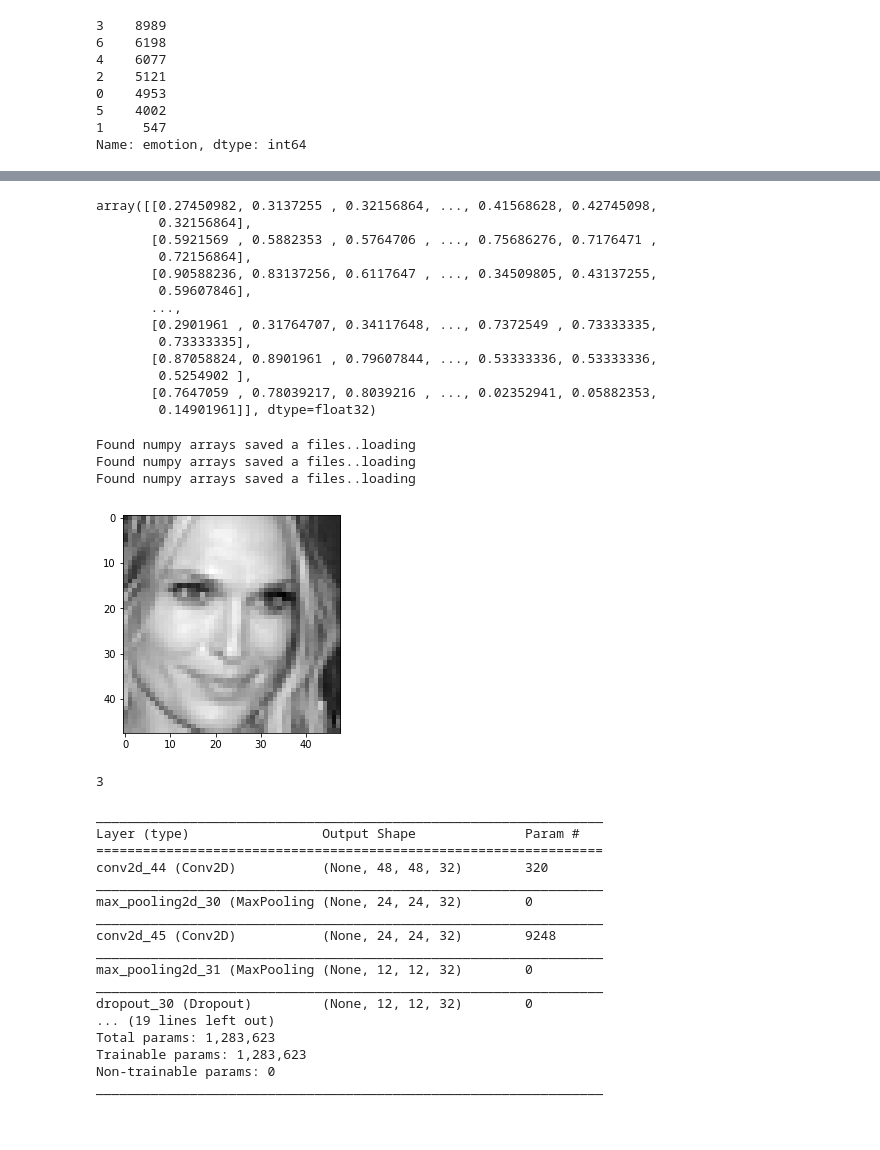
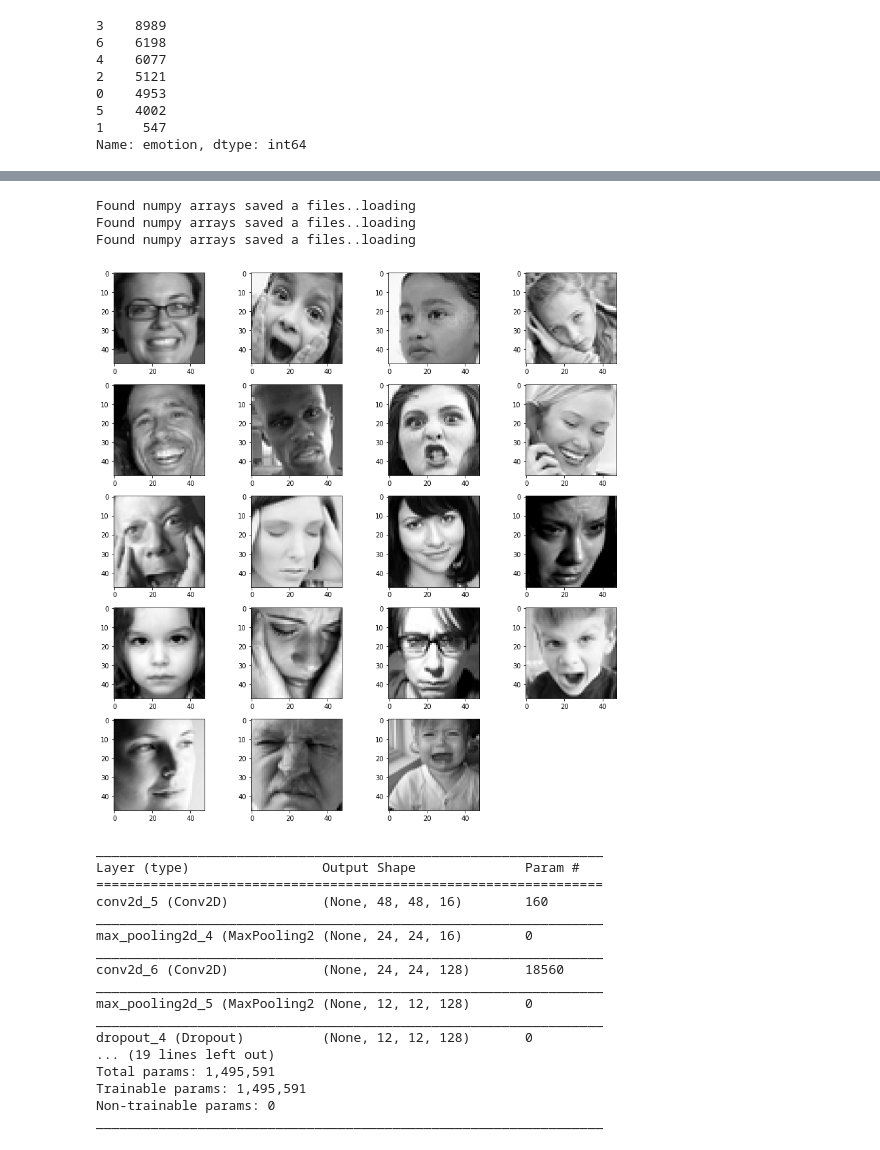
Before and after one commit to skhimsara/DeepLearning, a Jupyter notebook: face_expression/Face Expression.ipynb, the cells around one changed output, grey strips where cells are left out. Drawn from its saved outputs; the diff is of its cells as text; code cells hidden in the pictures.

```diff
--- a/face_expression/Face Expression.ipynb
+++ b/face_expression/Face Expression.ipynb
@@ -1,5 +1,3 @@
-# %%
-DATA_PATH="/Users/sidnpoo/Downloads/MLStuff_DoNotDelete/_DATASETS_/face_expresson"
 # %%
 IMAGE_SIZE=48
 # %%
@@ -89,25 +137,11 @@ def load_data(entry_type):
-# %%
-X_train
-# %% [output]
-array([[0.27450982, 0.3137255 , 0.32156864, ..., 0.41568628, 0.42745098,
-        0.32156864],
-       [0.5921569 , 0.5882353 , 0.5764706 , ..., 0.75686276, 0.7176471 ,
-        0.72156864],
-       [0.90588236, 0.83137256, 0.6117647 , ..., 0.34509805, 0.43137255,
-        0.59607846],
-       ...,
-       [0.2901961 , 0.31764707, 0.34117648, ..., 0.7372549 , 0.73333335,
-        0.73333335],
-       [0.87058824, 0.8901961 , 0.79607844, ..., 0.53333336, 0.53333336,
-        0.5254902 ],
-       [0.7647059 , 0.78039217, 0.8039216 , ..., 0.02352941, 0.05882353,
-        0.14901961]], dtype=float32)
 # %%
-X_train,y_train = load_data("Training")
 
-X_val,y_val = load_data("PrivateTest")
 
-X_test,y_test = load_data("PublicTest")
+X_train,y_train = load_data_2("Training")
+
+X_val,y_val = load_data_2("PrivateTest")
+
+X_test,y_test = load_data_2("PublicTest")
 
 
 #reshape to 48x48 and add a dimension
@@ -118,15 +152,28 @@ X_test = X_test.reshape(X_test.shape[0],IMAGE_SIZE,IMAGE_SIZE,1)
 Found numpy arrays saved a files..loading
 Found numpy arrays saved a files..loading
 Found numpy arrays saved a files..loading
+# %%
+SAMPLE_SIZE=0
+if SAMPLE_SIZE != 0:
+    X_train = X_train[:SAMPLE_SIZE]
+    X_val = X_val[:SAMPLE_SIZE//3]
+    y_train = y_train[:SAMPLE_SIZE]
+    y_val = y_val[:SAMPLE_SIZE//3]
 # %%
 import matplotlib.pyplot as plt
 %matplotlib inline
-plt.imshow(X_train[20000].reshape(IMAGE_SIZE,IMAGE_SIZE), cmap='gray')
+
+
+import seaborn as sns
+plt.figure(0, figsize=(12,12))
+for i in range(1, 20):
+    plt.subplot(5,4,i)
+    plt.imshow(X_train[i, :, :, 0], cmap="gray")
+
+plt.tight_layout()
 plt.show()
-print(y_train[20000])
 # %% [output]
-[figure, old version]
+[figure, new version]
-3
 # %%
 import numpy as np
 from keras.models import Sequential
@@ -195,9 +242,9 @@ datagen = ImageDataGenerator(
         # apply ZCA whitening
         zca_whitening=False,
         # randomly rotate images in the range (deg 0 to 180)
-        rotation_range=10,
+        rotation_range=40,
         # randomly shift images horizontally
-        width_shift_range=0,
+        width_shift_range=0.2,
         # randomly shift images vertically
         height_shift_range=0.25,
         # randomly flip images
@@ -213,18 +260,18 @@ model.summary()
 _________________________________________________________________
 Layer (type)                 Output Shape              Param #
 =================================================================
-conv2d_44 (Conv2D)           (None, 48, 48, 32)        320
+conv2d_5 (Conv2D)            (None, 48, 48, 16)        160
 _________________________________________________________________
-max_pooling2d_30 (MaxPooling (None, 24, 24, 32)        0
+max_pooling2d_4 (MaxPooling2 (None, 24, 24, 16)        0
 _________________________________________________________________
-conv2d_45 (Conv2D)           (None, 24, 24, 32)        9248
+conv2d_6 (Conv2D)            (None, 24, 24, 128)       18560
 _________________________________________________________________
-max_pooling2d_31 (MaxPooling (None, 12, 12, 32)        0
+max_pooling2d_5 (MaxPooling2 (None, 12, 12, 128)       0
 _________________________________________________________________
-dropout_30 (Dropout)         (None, 12, 12, 32)        0
+dropout_4 (Dropout)          (None, 12, 12, 128)       0
 ... (19 lines left out)
-Total params: 1,283,623
-Trainable params: 1,283,623
+Total params: 1,495,591
+Trainable params: 1,495,591
 Non-trainable params: 0
 _________________________________________________________________
 # %%
```
Also changed, not shown: parts of 15 cells of this notebook, 1 other file.
